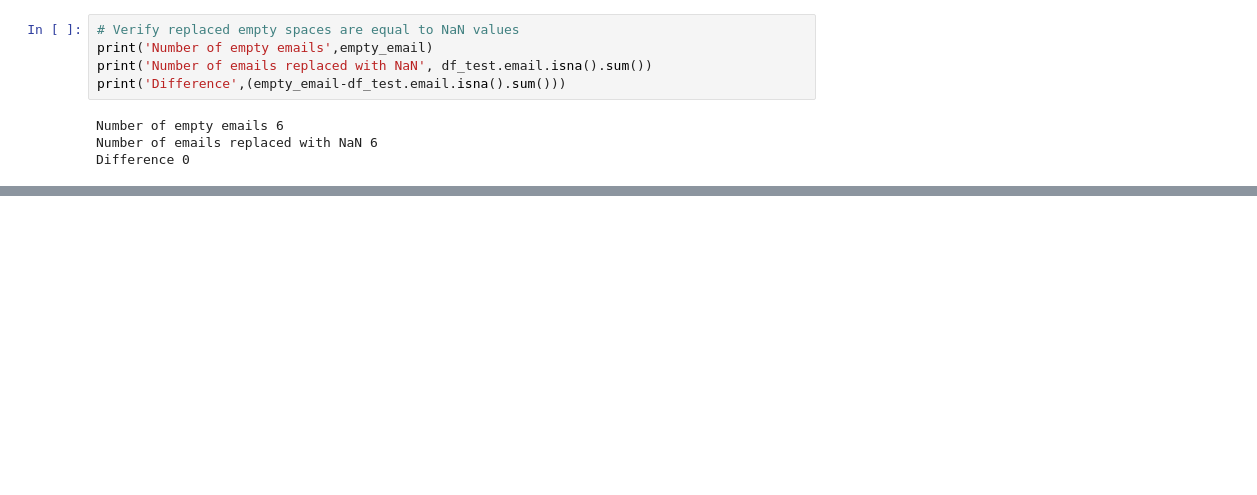
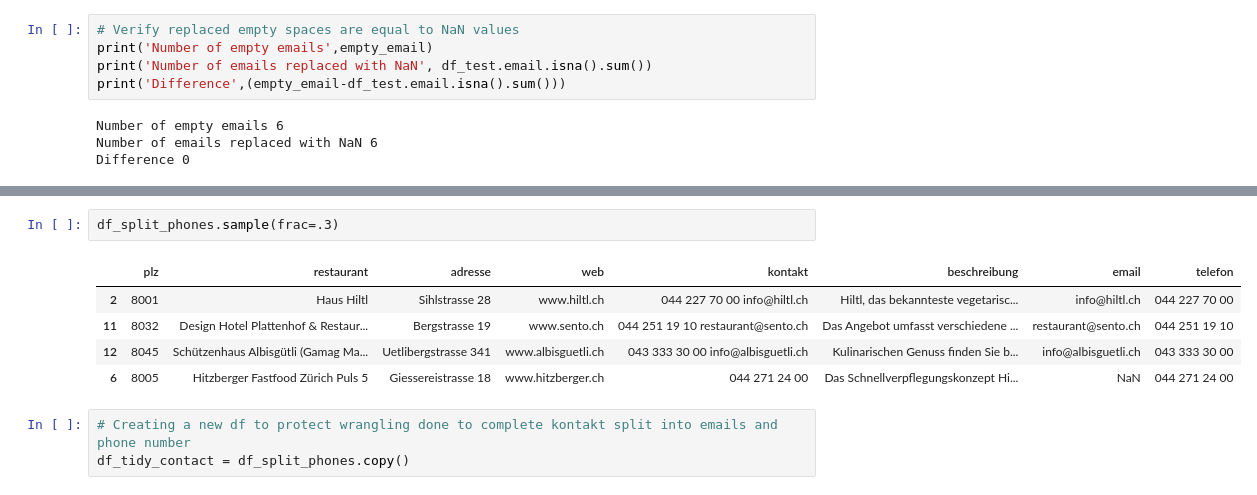
Before and after one commit to CristianRavalli/20220921_zoeliakie, a Jupyter notebook: Cleaning_Zoeliakie.ipynb, the cells around one changed output, grey strips where cells are left out. Saved outputs shown, nothing was run; the diff lists cells and outputs as text; blank space fills up the shorter version.

```diff
--- a/Cleaning_Zoeliakie.ipynb
+++ b/Cleaning_Zoeliakie.ipynb
@@ -458,0 +510,11 @@ Difference 0
+# %%
+df_split_phones.sample(frac=.3)
+# %% [output]
+|  | plz | restaurant | adresse | web | kontakt | beschreibung | email | telefon |
+| 2 | 8001 | Haus Hiltl | Sihlstrasse 28 | www.hiltl.ch | 044 227 70 00 info@hiltl.ch | Hiltl, das bekannteste vegetarisc... | info@hiltl.ch | 044 227 70 00 |
+| 11 | 8032 | Design Hotel Plattenhof & Restaur... | Bergstrasse 19 | www.sento.ch | 044 251 19 10 restaurant@sento.ch | Das Angebot umfasst verschiedene ... | restaurant@sento.ch | 044 251 19 10 |
+| 12 | 8045 | Schützenhaus Albisgütli (Gamag Ma... | Uetlibergstrasse 341 | www.albisguetli.ch | 043 333 30 00 info@albisguetli.ch | Kulinarischen Genuss finden Sie b... | info@albisguetli.ch | 043 333 30 00 |
+| 6 | 8005 | Hitzberger Fastfood Zürich Puls 5 | Giessereistrasse 18 | www.hitzberger.ch | 044 271 24 00 | Das Schnellverpflegungskonzept Hi... | NaN | 044 271 24 00 |
+# %%
+# Creating a new df to protect wrangling done to complete kontakt split into emails and phone number
+df_tidy_contact = df_split_phones.copy()
```
Also changed, not shown: parts of 13 cells of this notebook, 1 other file.
